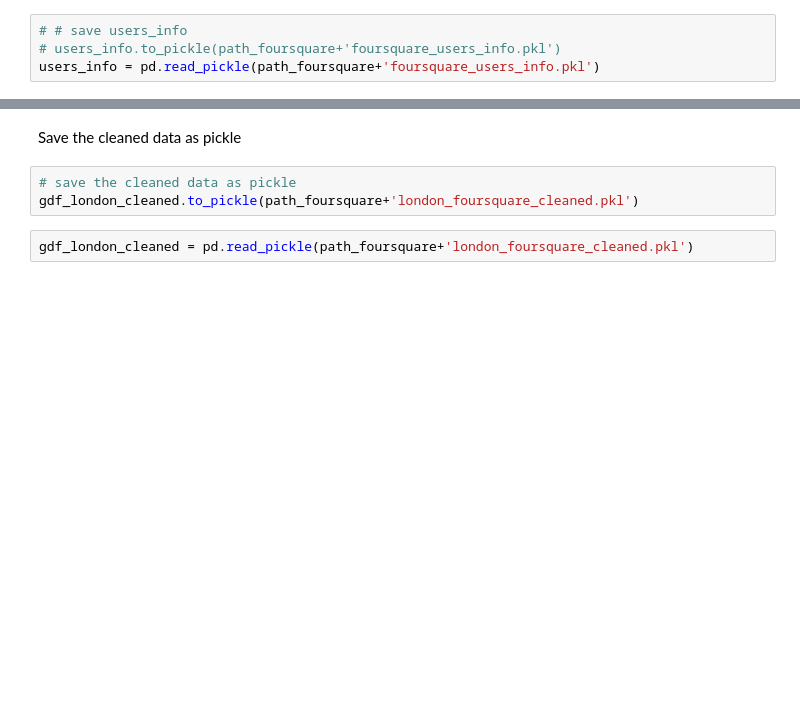
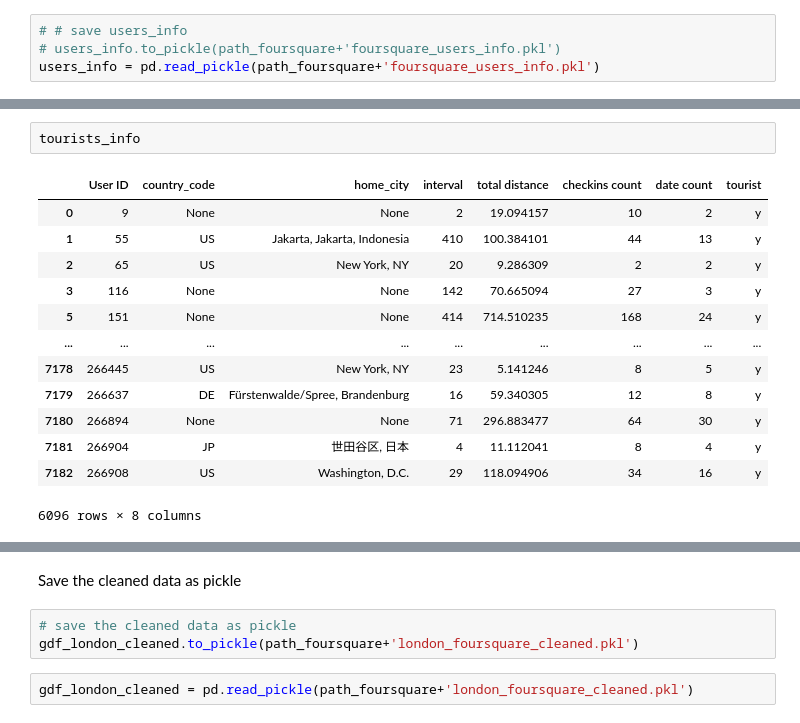
Before and after one commit to leyixu21/Semantic-Trajectory, a Jupyter notebook: clean_foursquare_data.ipynb, the cells around one changed output, grey strips where cells are left out. Cells and saved outputs as stored; diff of their text form; blank space fills up the shorter version.

```diff
--- a/clean_foursquare_data.ipynb
+++ b/clean_foursquare_data.ipynb
@@ -943,2 +1055,18 @@ users_info[users_info['tourist']=='n']
+# %%
+tourists_info
+# %% [output]
+|  | User ID | country_code | home_city | interval | total distance | checkins count | date count | tourist |
+| 0 | 9 | None | None | 2 | 19.094157 | 10 | 2 | y |
+| 1 | 55 | US | Jakarta, Jakarta, Indonesia | 410 | 100.384101 | 44 | 13 | y |
+| 2 | 65 | US | New York, NY | 20 | 9.286309 | 2 | 2 | y |
+| 3 | 116 | None | None | 142 | 70.665094 | 27 | 3 | y |
+| 5 | 151 | None | None | 414 | 714.510235 | 168 | 24 | y |
+| ... | ... | ... | ... | ... | ... | ... | ... | ... |
+| 7178 | 266445 | US | New York, NY | 23 | 5.141246 | 8 | 5 | y |
+| 7179 | 266637 | DE | Fürstenwalde/Spree, Brandenburg | 16 | 59.340305 | 12 | 8 | y |
+| 7180 | 266894 | None | None | 71 | 296.883477 | 64 | 30 | y |
+| 7181 | 266904 | JP | 世田谷区, 日本 | 4 | 11.112041 | 8 | 4 | y |
+| 7182 | 266908 | US | Washington, D.C. | 29 | 118.094906 | 34 | 16 | y |
+6096 rows × 8 columns
 # %%
 # merge users_info with gdf_london_merged
```
Also changed, not shown: parts of 55 cells of this notebook.
